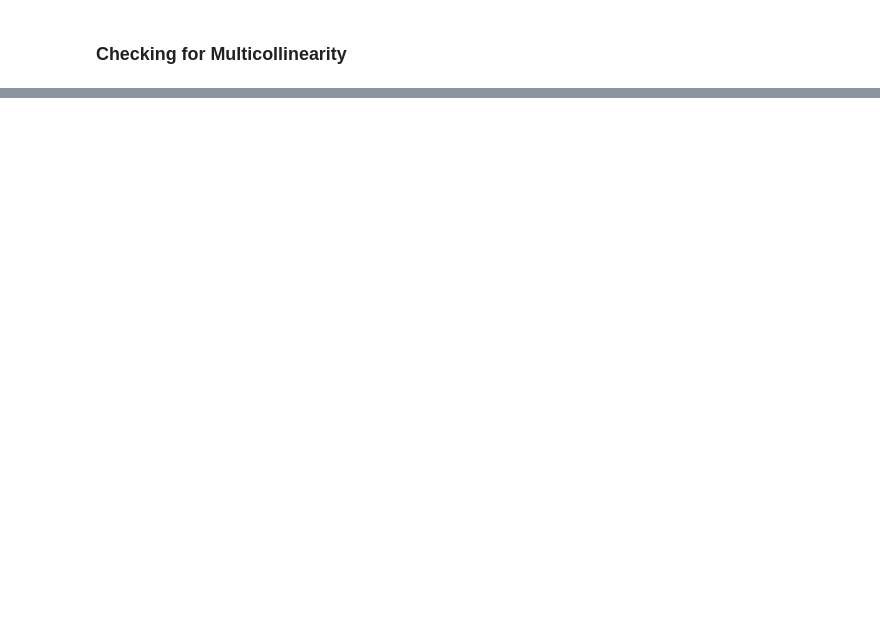
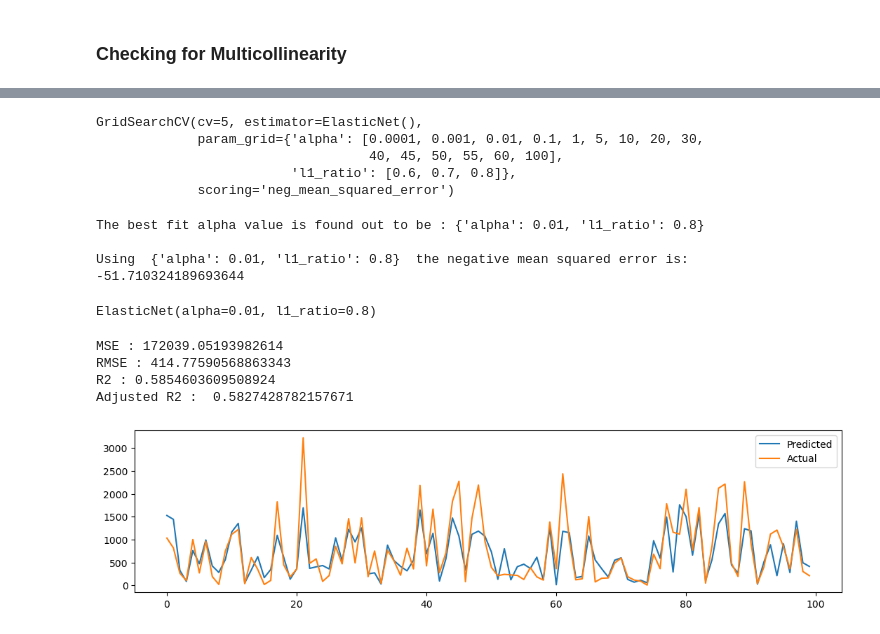
Before and after one commit to ShrikantPatole/Bike_Sharing_Demand_Prediction, a Jupyter notebook: BikeSharingDemandPrediction.ipynb, the cells around one changed output, grey strips where cells are left out. Cells and saved outputs as stored; diff of their text form; code cells hidden in the pictures; blank space fills up the shorter version.

```diff
--- a/BikeSharingDemandPrediction.ipynb
+++ b/BikeSharingDemandPrediction.ipynb
@@ -540,0 +783,51 @@ print(X_test.shape)
+# %%
+elastic = ElasticNet()
+parameters = {'alpha': [1e-4,1e-3,1e-2,1e-1,1,5,10,20,30,40,45,50,55,60,100],'l1_ratio':[0.6,0.7,0.8]}
+elastic_regressor = GridSearchCV(elastic, parameters, scoring='neg_mean_squared_error',cv=5)
+elastic_regressor.fit(X_train, y_train)
+# %% [output]
+GridSearchCV(cv=5, estimator=ElasticNet(),
+             param_grid={'alpha': [0.0001, 0.001, 0.01, 0.1, 1, 5, 10, 20, 30,
+                                   40, 45, 50, 55, 60, 100],
+                         'l1_ratio': [0.6, 0.7, 0.8]},
+             scoring='neg_mean_squared_error')
+# %%
+print("The best fit alpha value is found out to be :" ,elastic_regressor.best_params_)
+print("\nUsing ",elastic_regressor.best_params_, " the negative mean squared error is: ", elastic_regressor.best_score_)
+# %% [output]
+The best fit alpha value is found out to be : {'alpha': 0.01, 'l1_ratio': 0.8}
+
+Using  {'alpha': 0.01, 'l1_ratio': 0.8}  the negative mean squared error is:  -51.710324189693644
+# %%
+# Use best parameters to create XGBoost regressor
+elastic_regressor=  ElasticNet(**elastic_regressor.best_params_)
+
+# Fit the XGBoost regressor with best parameters
+elastic_regressor.fit(X_train, y_train)
+# %% [output]
+ElasticNet(alpha=0.01, l1_ratio=0.8)
+# %%
+y_pred_elastic = elastic_regressor.predict(X_test)
+# %%
+MSE  = mean_squared_error((y_test)**2,(y_pred_elastic)**2)
+print("MSE :" , MSE)
+
+RMSE = np.sqrt(MSE)
+print("RMSE :" ,RMSE)
+
+r2 = r2_score((y_test)**2, (y_pred_elastic)**2)
+print("R2 :" ,r2)
+print("Adjusted R2 : ",1-(1-r2_score((y_test)**2,(y_pred_elastic)**2))*((X_test.shape[0]-1)/(X_test.shape[0]-X_test.shape[1]-1)))
+# %% [output]
+MSE : 172039.05193982614
+RMSE : 414.77590568863343
+R2 : 0.5854603609508924
+Adjusted R2 :  0.5827428782157671
+# %%
+plt.figure(figsize=(13,3))
+plt.plot(((y_pred_elastic)**2)[:100])
+plt.plot(np.array(((y_test)**2)[:100]))
+plt.legend(["Predicted","Actual"])
+plt.show()
+# %% [output]
+[figure, added]
```
Also changed, not shown: parts of 44 cells of this notebook.
